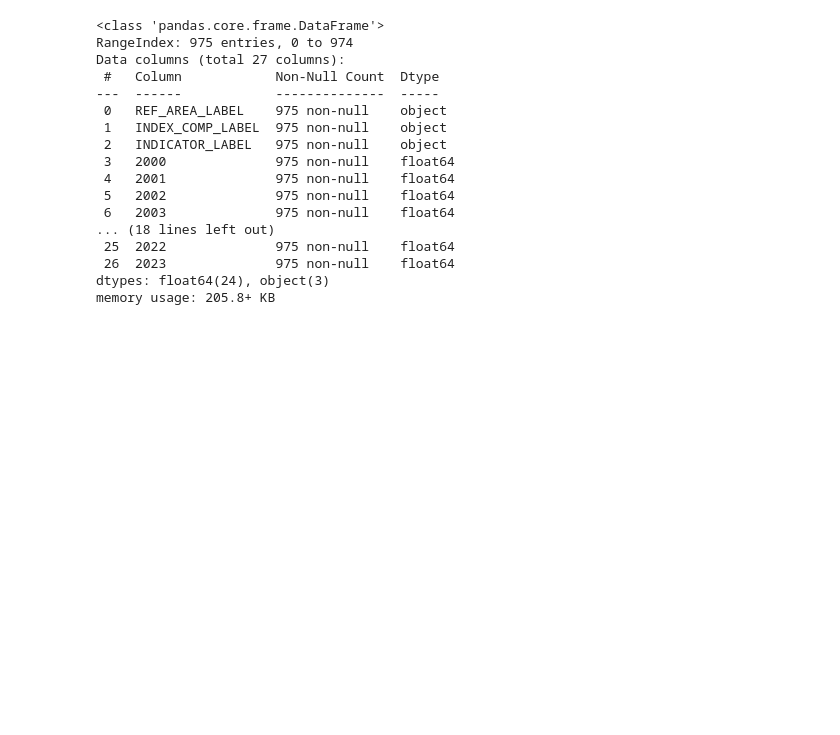
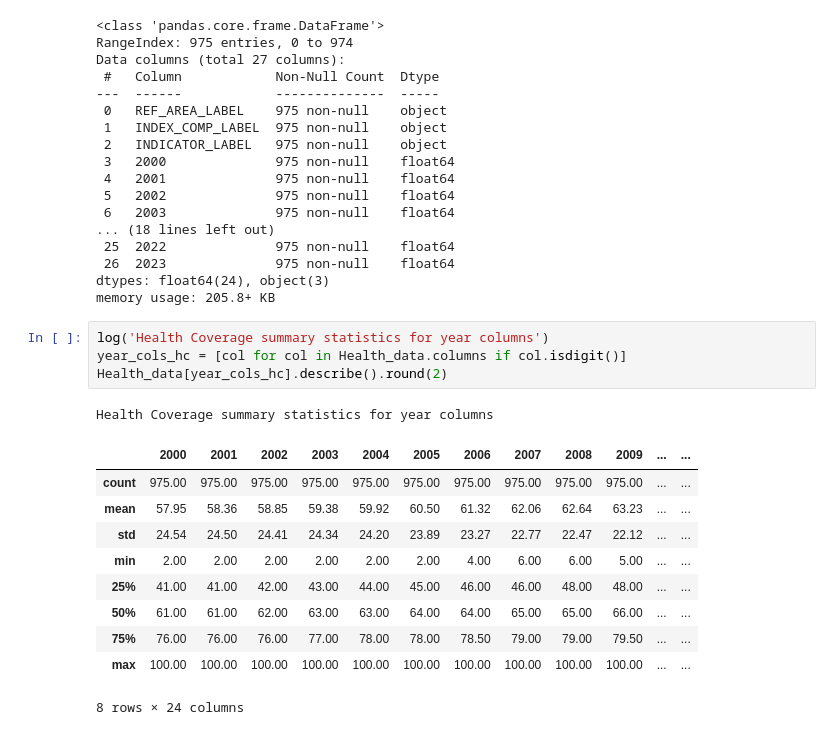
Before and after one commit to deelux-2468/Individual-_CW_DSPLC-IIT, a Jupyter notebook: EDA.ipynb, the cells around one changed output. Cells and saved outputs as stored; diff of their text form; blank space fills up the shorter version.

Commit message:
Data overview - done

```diff
--- a/EDA.ipynb
+++ b/EDA.ipynb
@@ -94,3 +94,19 @@ Data columns (total 27 columns):
  26  2023              975 non-null    float64
 dtypes: float64(24), object(3)
 memory usage: 205.8+ KB
+# %%
+log('Health Coverage summary statistics for year columns')
+year_cols_hc = [col for col in Health_data.columns if col.isdigit()]
+Health_data[year_cols_hc].describe().round(2)
+# %% [output]
+Health Coverage summary statistics for year columns
+|  | 2000 | 2001 | 2002 | 2003 | 2004 | 2005 | 2006 | 2007 | 2008 | 2009 | ... | ... |
+| count | 975.00 | 975.00 | 975.00 | 975.00 | 975.00 | 975.00 | 975.00 | 975.00 | 975.00 | 975.00 | ... | ... |
+| mean | 57.95 | 58.36 | 58.85 | 59.38 | 59.92 | 60.50 | 61.32 | 62.06 | 62.64 | 63.23 | ... | ... |
+| std | 24.54 | 24.50 | 24.41 | 24.34 | 24.20 | 23.89 | 23.27 | 22.77 | 22.47 | 22.12 | ... | ... |
+| min | 2.00 | 2.00 | 2.00 | 2.00 | 2.00 | 2.00 | 4.00 | 6.00 | 6.00 | 5.00 | ... | ... |
+| 25% | 41.00 | 41.00 | 42.00 | 43.00 | 44.00 | 45.00 | 46.00 | 46.00 | 48.00 | 48.00 | ... | ... |
+| 50% | 61.00 | 61.00 | 62.00 | 63.00 | 63.00 | 64.00 | 64.00 | 65.00 | 65.00 | 66.00 | ... | ... |
+| 75% | 76.00 | 76.00 | 76.00 | 77.00 | 78.00 | 78.00 | 78.50 | 79.00 | 79.00 | 79.50 | ... | ... |
+| max | 100.00 | 100.00 | 100.00 | 100.00 | 100.00 | 100.00 | 100.00 | 100.00 | 100.00 | 100.00 | ... | ... |
+8 rows × 24 columns
```
Also changed, not shown: parts of 6 cells of this notebook, 1 other file.
